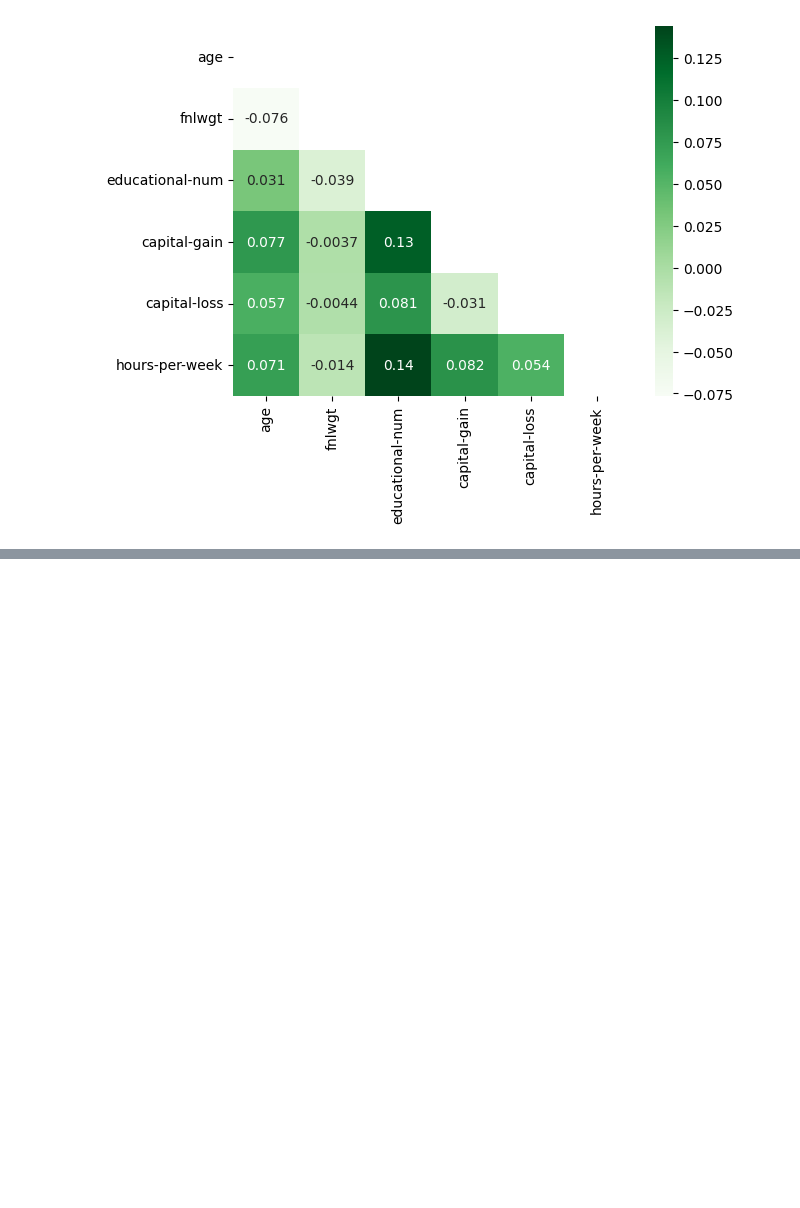
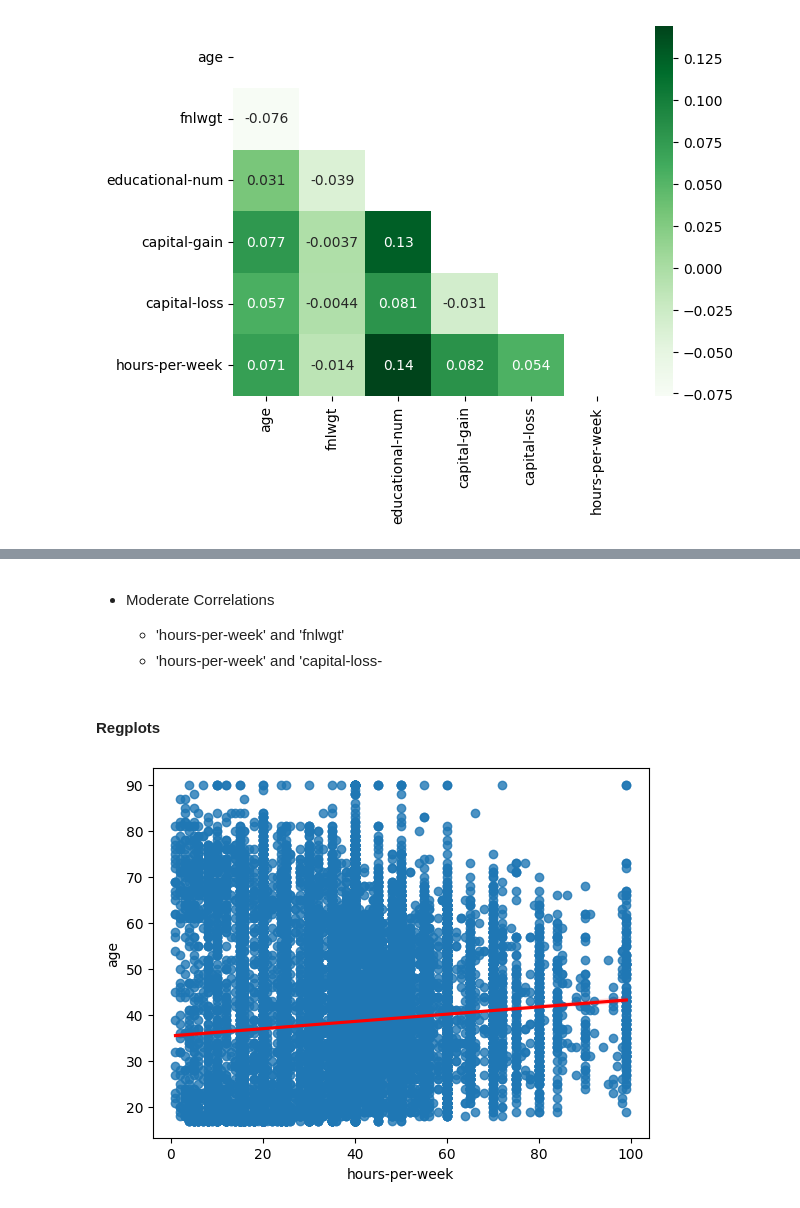
Before and after one commit to wrodemoyer/Adult-Income, a Jupyter notebook: Adult_Income.ipynb, the cells around one changed output, grey strips where cells are left out. Saved outputs shown, nothing was run; the diff lists cells and outputs as text; code cells hidden in the pictures; blank space fills up the shorter version.

```diff
--- a/Adult_Income.ipynb
+++ b/Adult_Income.ipynb
@@ -609,0 +623,12 @@ sns.heatmap(corr, cmap= 'Greens', annot= True, mask= mask);
+# %% [markdown]
+- Moderate Correlations
+
+  *   'hours-per-week' and 'fnlwgt'
+  *   'hours-per-week' and 'capital-loss-
+# %% [markdown]
+#### Regplots
+# %%
+# Looking at the Relationship between hours per week and age.
+ax = sns.regplot(data= df, x= 'hours-per-week', y= 'age', line_kws={'color': 'red'});
+# %% [output]
+[figure, added]
```
Also changed, not shown: parts of 20 cells of this notebook.
